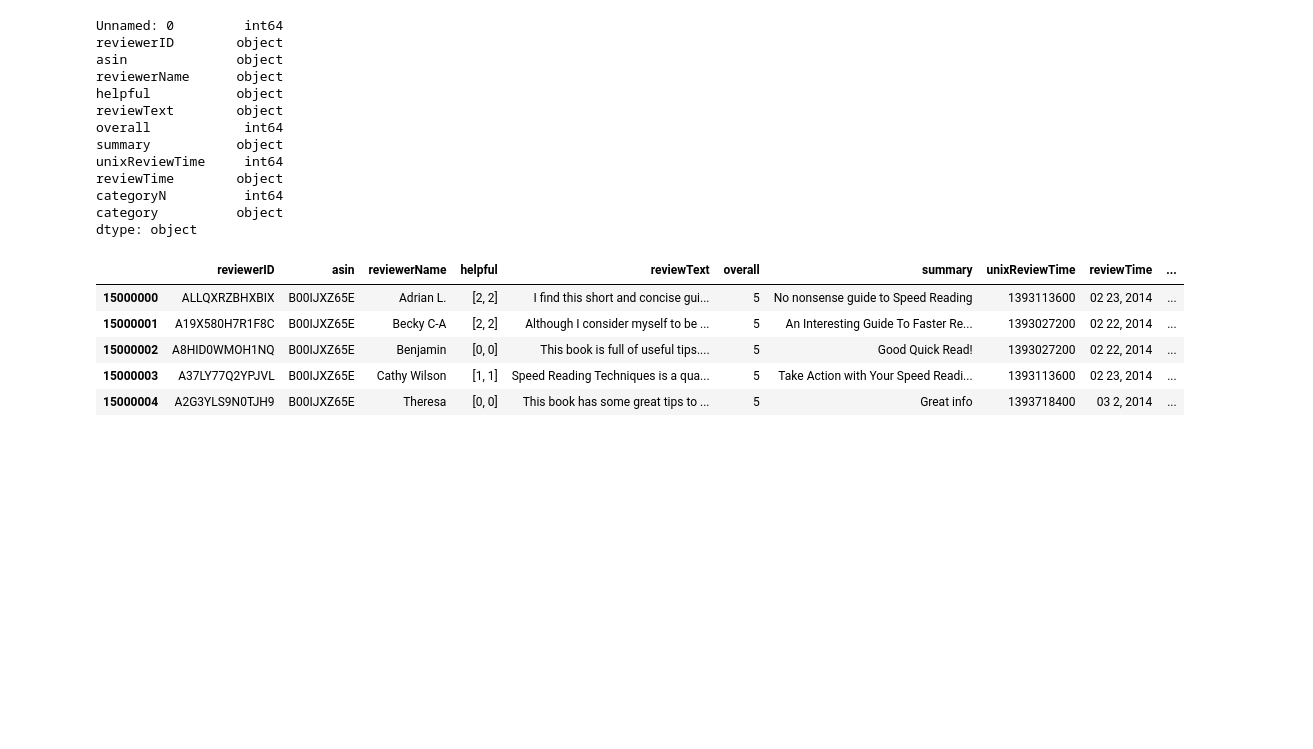
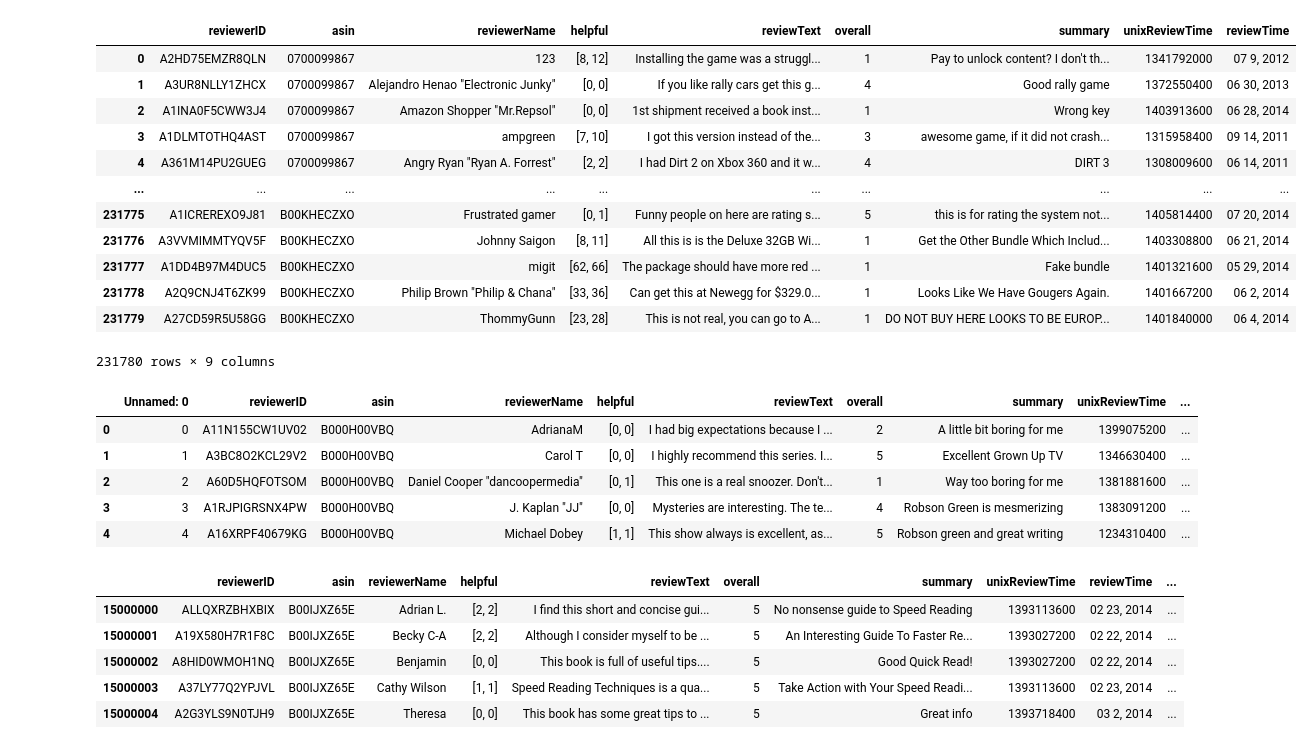
Before and after one commit to joacota2/PF-DATASCIENCE, a Jupyter notebook: Modelo/allreviews.ipynb, the cells around one changed output. Drawn from its saved outputs; the diff is of its cells as text; code cells hidden in the pictures; blank space fills up the shorter version.

```diff
--- a/Modelo/allreviews.ipynb
+++ b/Modelo/allreviews.ipynb
@@ -26,4 +27,20 @@ tools_and_home_improvement = pd.read_json("D:/Henry/DATA-PF/archivos/Tools_and_H
 toys_and_games = pd.read_json("D:/Henry/DATA-PF/archivos/Toys_and_Games_5.json", lines=True)
 clothing_shoes_and_jewerly = pd.read_json("D:/Henry/DATA-PF/archivos/Clothing_Shoes_and_Jewelry_5.json", lines=True)
 video_Games = pd.read_json("D:/Henry/DATA-PF/archivos/Video_Games_5.json", lines=True)
+# %%
+video_Games
+# %% [output]
+|  | reviewerID | asin | reviewerName | helpful | reviewText | overall | summary | unixReviewTime | reviewTime |
+| 0 | A2HD75EMZR8QLN | 0700099867 | 123 | [8, 12] | Installing the game was a struggl... | 1 | Pay to unlock content? I don't th... | 1341792000 | 07 9, 2012 |
+| 1 | A3UR8NLLY1ZHCX | 0700099867 | Alejandro Henao "Electronic Junky" | [0, 0] | If you like rally cars get this g... | 4 | Good rally game | 1372550400 | 06 30, 2013 |
+| 2 | A1INA0F5CWW3J4 | 0700099867 | Amazon Shopper "Mr.Repsol" | [0, 0] | 1st shipment received a book inst... | 1 | Wrong key | 1403913600 | 06 28, 2014 |
+| 3 | A1DLMTOTHQ4AST | 0700099867 | ampgreen | [7, 10] | I got this version instead of the... | 3 | awesome game, if it did not crash... | 1315958400 | 09 14, 2011 |
+| 4 | A361M14PU2GUEG | 0700099867 | Angry Ryan "Ryan A. Forrest" | [2, 2] | I had Dirt 2 on Xbox 360 and it w... | 4 | DIRT 3 | 1308009600 | 06 14, 2011 |
+| ... | ... | ... | ... | ... | ... | ... | ... | ... | ... |
+| 231775 | A1ICREREXO9J81 | B00KHECZXO | Frustrated gamer | [0, 1] | Funny people on here are rating s... | 5 | this is for rating the system not... | 1405814400 | 07 20, 2014 |
+| 231776 | A3VVMIMMTYQV5F | B00KHECZXO | Johnny Saigon | [8, 11] | All this is is the Deluxe 32GB Wi... | 1 | Get the Other Bundle Which Includ... | 1403308800 | 06 21, 2014 |
+| 231777 | A1DD4B97M4DUC5 | B00KHECZXO | migit | [62, 66] | The package should have more red ... | 1 | Fake bundle | 1401321600 | 05 29, 2014 |
+| 231778 | A2Q9CNJ4T6ZK99 | B00KHECZXO | Philip Brown "Philip & Chana" | [33, 36] | Can get this at Newegg for $329.0... | 1 | Looks Like We Have Gougers Again. | 1401667200 | 06 2, 2014 |
+| 231779 | A27CD59R5U58GG | B00KHECZXO | ThommyGunn | [23, 28] | This is not real, you can go to A... | 1 | DO NOT BUY HERE LOOKS TO BE EUROP... | 1401840000 | 06 4, 2014 |
+231780 rows × 9 columns
 # %%
@@ -112,19 +130,12 @@ resultML.to_csv('../../archivos_csv/MLreview.csv')
 # %%
 result.head(3).to_csv('../../archivos_csv/reviewLORDmini.csv')
 # %%
-result.dtypes
+result.head()
 # %% [output]
-Unnamed: 0         int64
-reviewerID        object
-asin              object
-reviewerName      object
-helpful           object
-reviewText        object
-overall            int64
-summary           object
-unixReviewTime     int64
-reviewTime        object
-categoryN          int64
-category          object
-dtype: object
+|  | Unnamed: 0 | reviewerID | asin | reviewerName | helpful | reviewText | overall | summary | unixReviewTime | ... |
+| 0 | 0 | A11N155CW1UV02 | B000H00VBQ | AdrianaM | [0, 0] | I had big expectations because I ... | 2 | A little bit boring for me | 1399075200 | ... |
+| 1 | 1 | A3BC8O2KCL29V2 | B000H00VBQ | Carol T | [0, 0] | I highly recommend this series. I... | 5 | Excellent Grown Up TV | 1346630400 | ... |
+| 2 | 2 | A60D5HQFOTSOM | B000H00VBQ | Daniel Cooper "dancoopermedia" | [0, 1] | This one is a real snoozer. Don't... | 1 | Way too boring for me | 1381881600 | ... |
+| 3 | 3 | A1RJPIGRSNX4PW | B000H00VBQ | J. Kaplan "JJ" | [0, 0] | Mysteries are interesting. The te... | 4 | Robson Green is mesmerizing | 1383091200 | ... |
+| 4 | 4 | A16XRPF40679KG | B000H00VBQ | Michael Dobey | [1, 1] | This show always is excellent, as... | 5 | Robson green and great writing | 1234310400 | ... |
 # %%
```
Also changed, not shown: parts of 12 cells of this notebook, 3 other files.
